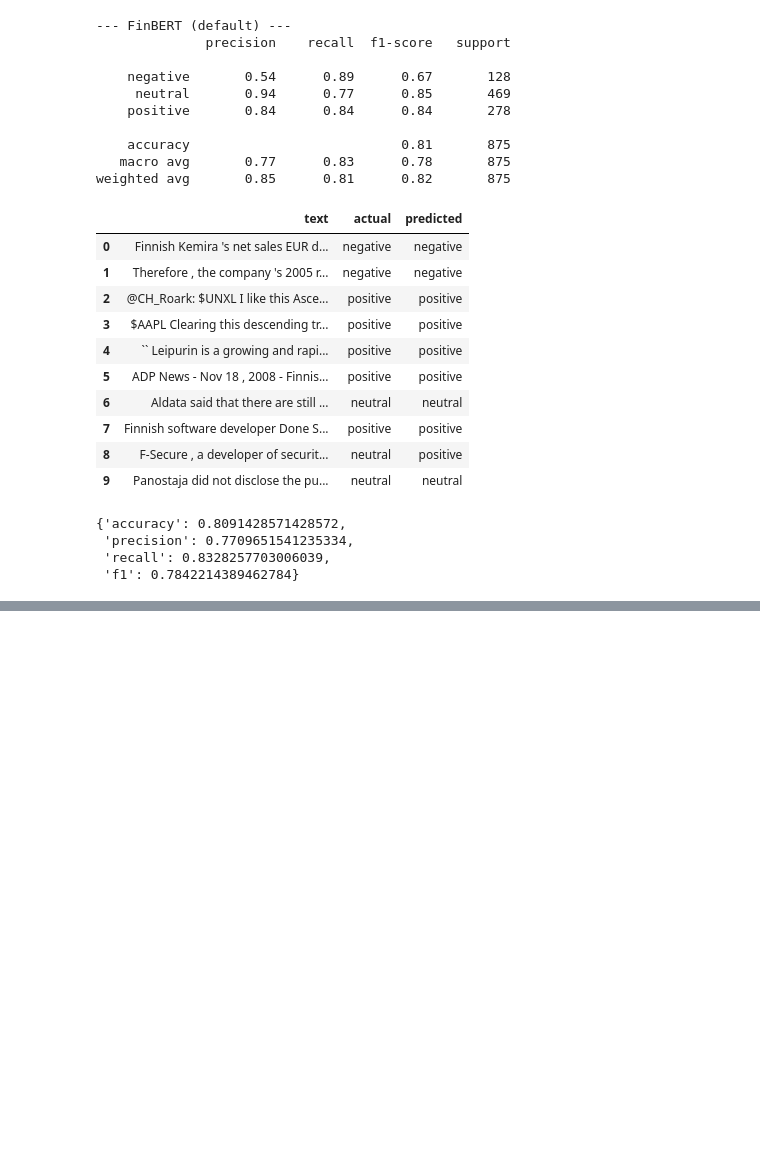
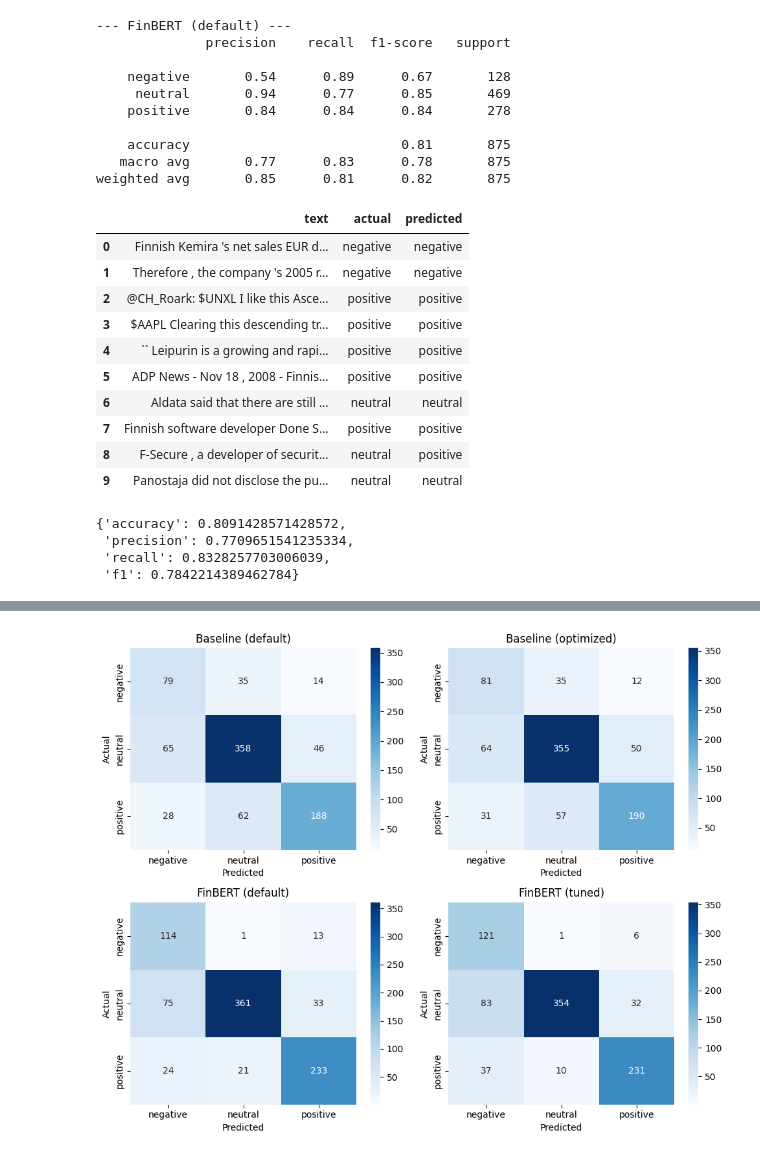
Before and after one commit to faadeola/LLM-financial-sentiment-analysis, a Jupyter notebook: LLM_financial_sentiment_analysis.ipynb, the cells around one changed output, grey strips where cells are left out. Saved outputs shown, nothing was run; the diff lists cells and outputs as text; code cells hidden in the pictures; blank space fills up the shorter version.

```diff
--- a/LLM_financial_sentiment_analysis.ipynb
+++ b/LLM_financial_sentiment_analysis.ipynb
@@ -651,0 +923,26 @@ weighted avg       0.85      0.81      0.82       875
+# %%
+""" Plot confusion matrices for all models in a 2x2 grid """
+fig, axes = plt.subplots(2, 2, figsize=(10, 8))
+axes = axes.flatten()
+
+model_predictions = {
+    "Baseline (default)": (test_labels, baseline_preds),
+    "Baseline (optimized)": (test_labels, optimized_baseline_preds),l
+    "FinBERT (default)": (default_test_labels, default_test_preds),
+    "FinBERT (tuned)": (tuned_test_labels, tuned_test_preds),
+}
+
+for ax, (name, (y_true, y_pred)) in zip(axes, model_predictions.items()):
+    cm = confusion_matrix(y_true, y_pred)
+    sns.heatmap(
+        cm, annot=True, fmt="d", cmap="Blues",
+        xticklabels=class_names, yticklabels=class_names, ax=ax,
+    )
+    ax.set_title(name)
+    ax.set_xlabel("Predicted")
+    ax.set_ylabel("Actual")
+
+plt.tight_layout()
+plt.show()
+# %% [output]
+[figure, added]
```
Also changed, not shown: parts of 33 cells of this notebook.
